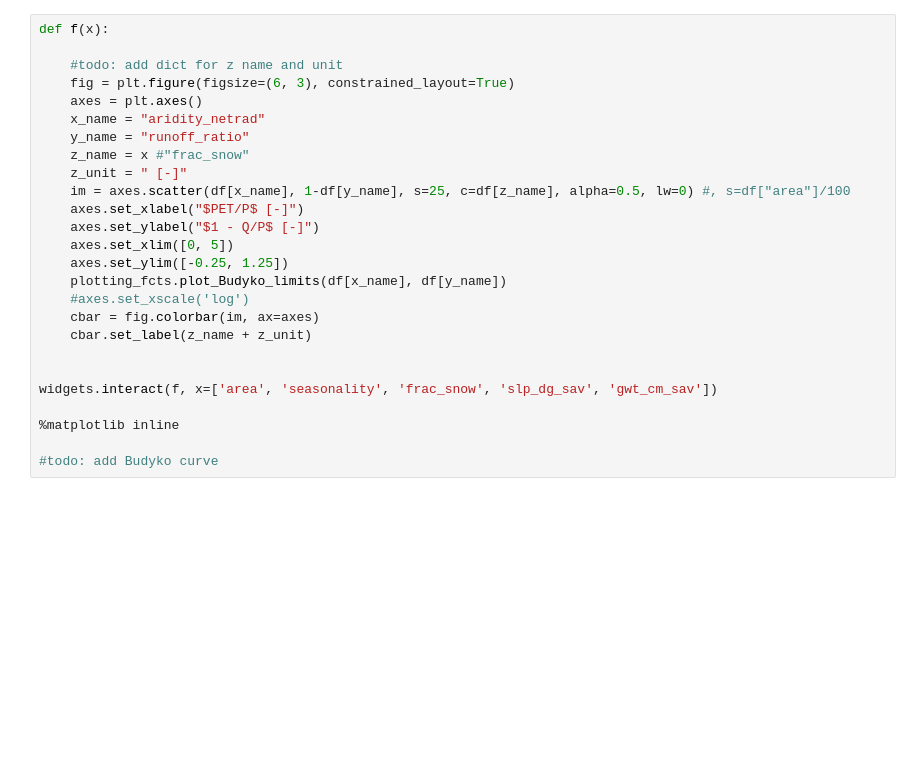
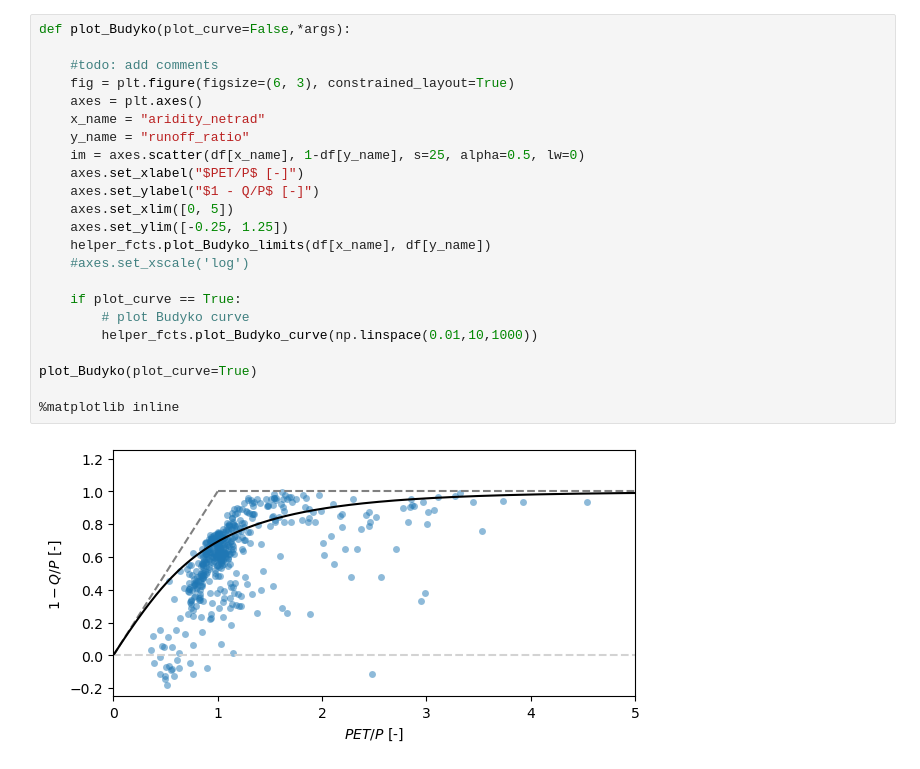
Before and after one commit to SebastianGnann/Budyko_Lehre, a Jupyter notebook: Budyko.ipynb, the cells around one changed output. Saved outputs shown, nothing was run; the diff lists cells and outputs as text; blank space fills up the shorter version.

```diff
--- a/Budyko.ipynb
+++ b/Budyko.ipynb
@@ -100,26 +144,25 @@ Hier sollte $P - PET$ ungefähr $Q$ entsprechen, da genügend Wasser verfügbar
 # %%
-def f(x):
+def plot_Budyko(plot_curve=False,*args):
 
-    #todo: add dict for z name and unit
+    #todo: add comments
     fig = plt.figure(figsize=(6, 3), constrained_layout=True)
     axes = plt.axes()
     x_name = "aridity_netrad"
     y_name = "runoff_ratio"
-    z_name = x #"frac_snow"
-    z_unit = " [-]"
-    im = axes.scatter(df[x_name], 1-df[y_name], s=25, c=df[z_name], alpha=0.5, lw=0) #, s=df["area"]/100
+    im = axes.scatter(df[x_name], 1-df[y_name], s=25, alpha=0.5, lw=0)
     axes.set_xlabel("$PET/P$ [-]")
     axes.set_ylabel("$1 - Q/P$ [-]")
     axes.set_xlim([0, 5])
     axes.set_ylim([-0.25, 1.25])
-    plotting_fcts.plot_Budyko_limits(df[x_name], df[y_name])
+    helper_fcts.plot_Budyko_limits(df[x_name], df[y_name])
     #axes.set_xscale('log')
-    cbar = fig.colorbar(im, ax=axes)
-    cbar.set_label(z_name + z_unit)
 
+    if plot_curve == True:
+        # plot Budyko curve
+        helper_fcts.plot_Budyko_curve(np.linspace(0.01,10,1000))
 
-widgets.interact(f, x=['area', 'seasonality', 'frac_snow', 'slp_dg_sav', 'gwt_cm_sav'])
+plot_Budyko(plot_curve=True)
 
 %matplotlib inline
-
-#todo: add Budyko curve
+# %% [output]
+[figure, added]
```
Also changed, not shown: parts of 12 cells of this notebook, 2 other files.
